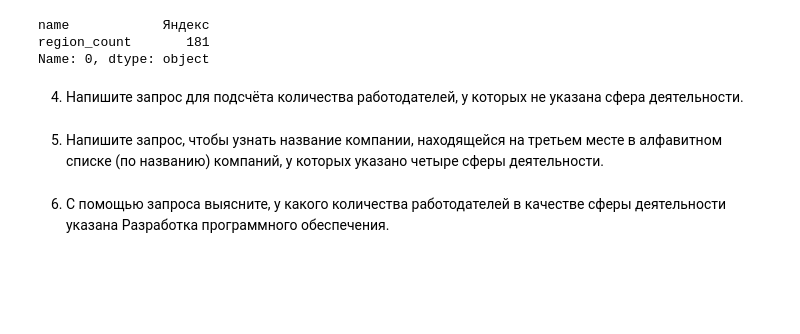
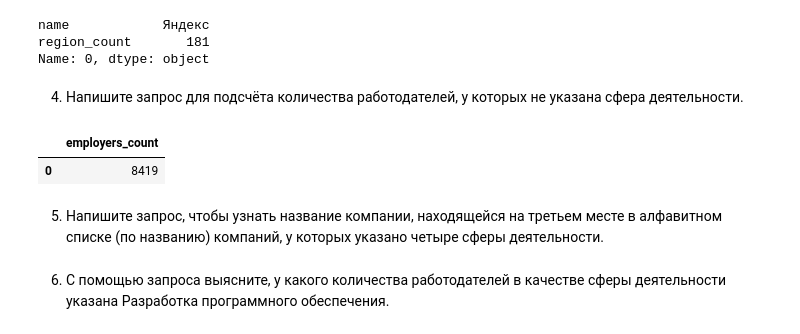
Before and after one commit to eartzhi/HH_project_2, a Jupyter notebook: Project_2_Ноутбук.ipynb, the cells around one changed output. Cells and saved outputs as stored; diff of their text form; code cells hidden in the pictures; blank space fills up the shorter version.

```diff
--- a/Project_2_Ноутбук.ipynb
+++ b/Project_2_Ноутбук.ipynb
@@ -322,3 +317,19 @@ Name: 0, dtype: object
+# %%
+# текст запроса
+query_5_4 = f'''
+SELECT count(*) AS employers_count
+FROM public.employers AS e
+	LEFT JOIN public.employers_industries AS ei ON e.id = ei.employer_id
+WHERE ei.industry_id IS NULL
+'''
+# %%
+# результат запроса
+df_5_4 = pd.read_sql_query(query_5_4, connection)
+display(df_5_4)
+connection.close()
+# %% [output]
+|  | employers_count |
+| 0 | 8419 |
 # %% [markdown]
 5. Напишите запрос, чтобы узнать название компании, находящейся на третьем месте в алфавитном списке (по названию) компаний, у которых указано четыре сферы деятельности.
 # %%
```
Also changed, not shown: parts of 4 cells of this notebook.
